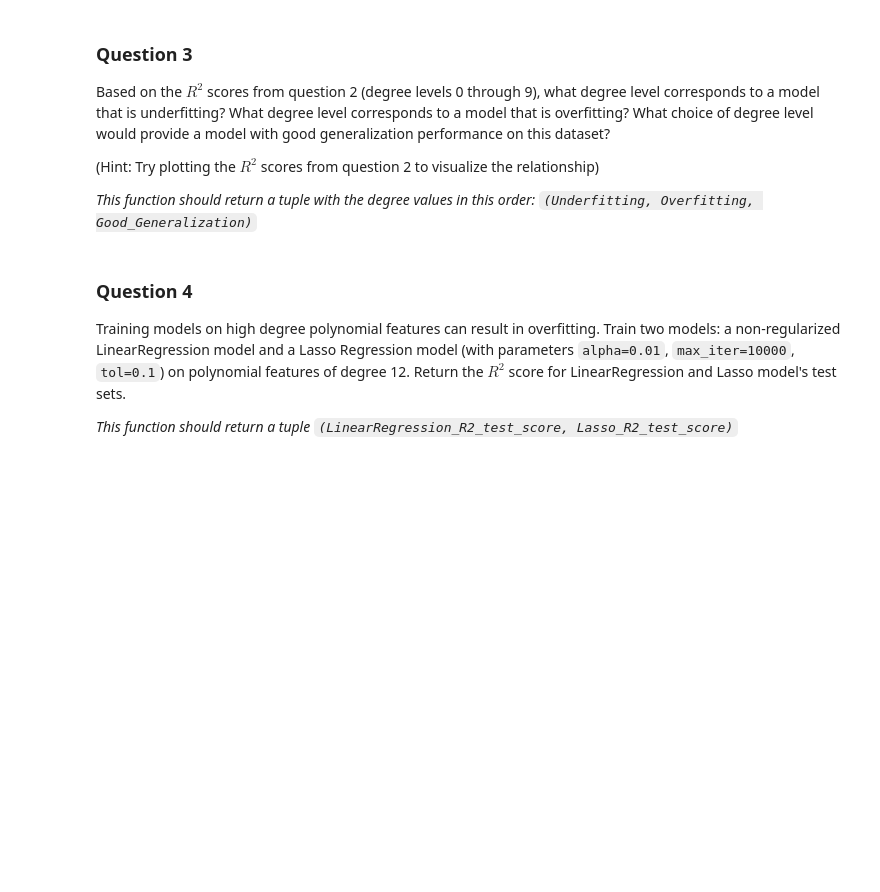
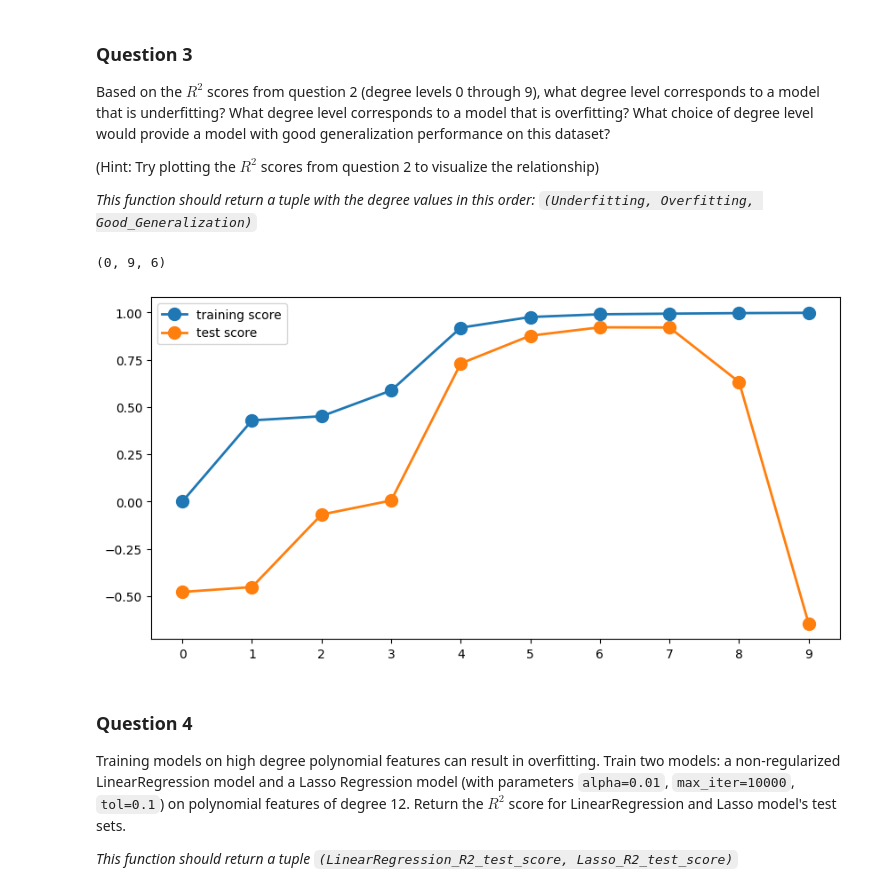
Before and after one commit to AntoJASM/Applied-Machine-Learning-in-Python, a Jupyter notebook: assignment2/assignment2.ipynb, the cells around one changed output. Cells and saved outputs as stored; diff of their text form; code cells hidden in the pictures; blank space fills up the shorter version.

```diff
--- a/assignment2/assignment2.ipynb
+++ b/assignment2/assignment2.ipynb
@@ -131,16 +154,20 @@ Based on the $R^2$ scores from question 2 (degree levels 0 through 9), what degr
 # %%
 def answer_three():
     # YOUR CODE HERE
     r2_train, r2_test = answer_two()
     degree_l=range(0, len(r2_train),1)
     plt.figure(figsize=(10,5))
     plt.plot(degree_l, r2_train, 'o-', label='training score', markersize=10, lw=2)
     plt.plot(degree_l, r2_test, 'o-', label='test score', markersize=10, lw=2)
     plt.legend()
     plt.xticks(degree_l)
 
     return (0,9,6)
     raise NotImplementedError()
+answer_three()
+# %% [output]
+(0, 9, 6)
+[figure, added]
 # %% [markdown]
 ### Question 4
 
```
Also changed, not shown: parts of 8 cells of this notebook, 1 other file.
